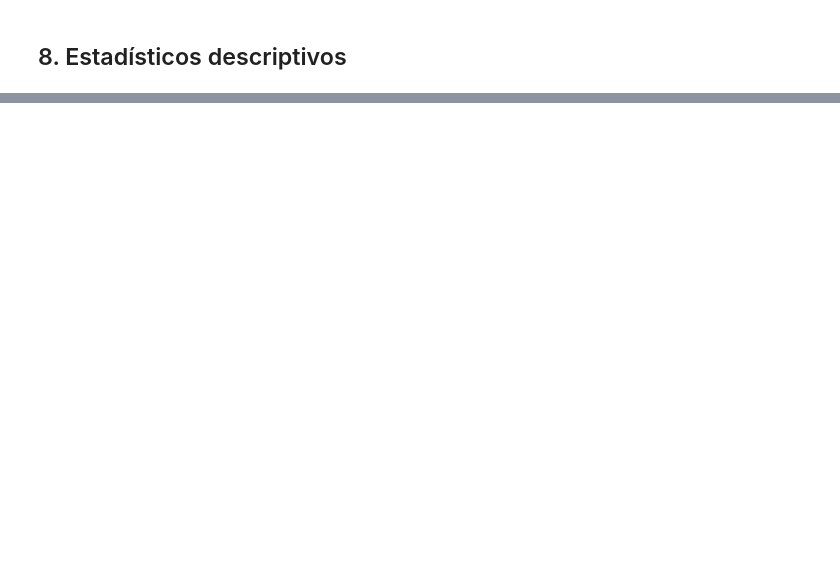
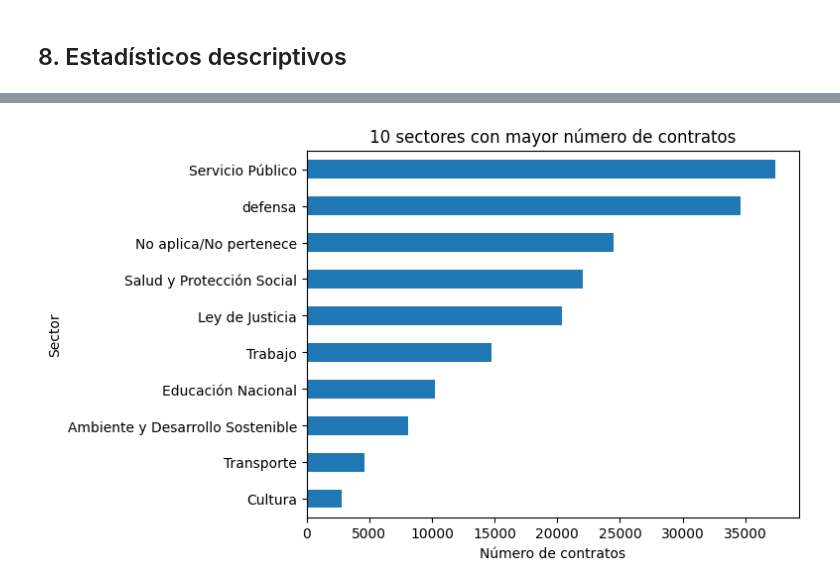
Before and after one commit to lvfonsecaa/taller-1-ciencia-datos, a Jupyter notebook: notebooks/01_entendimiento_datos.ipynb, the cells around one changed output, grey strips where cells are left out. Cells and saved outputs as stored; diff of their text form; code cells hidden in the pictures; blank space fills up the shorter version.

```diff
--- a/notebooks/01_entendimiento_datos.ipynb
+++ b/notebooks/01_entendimiento_datos.ipynb
@@ -103,0 +360,11 @@ else:
+# %%
+df["sector"].value_counts().head(10).sort_values().plot(
+    kind="barh"
+)
+
+plt.title("10 sectores con mayor número de contratos")
+plt.xlabel("Número de contratos")
+plt.ylabel("Sector")
+plt.show()
+# %% [output]
+[figure, added]
```
Also changed, not shown: parts of 40 cells of this notebook.
